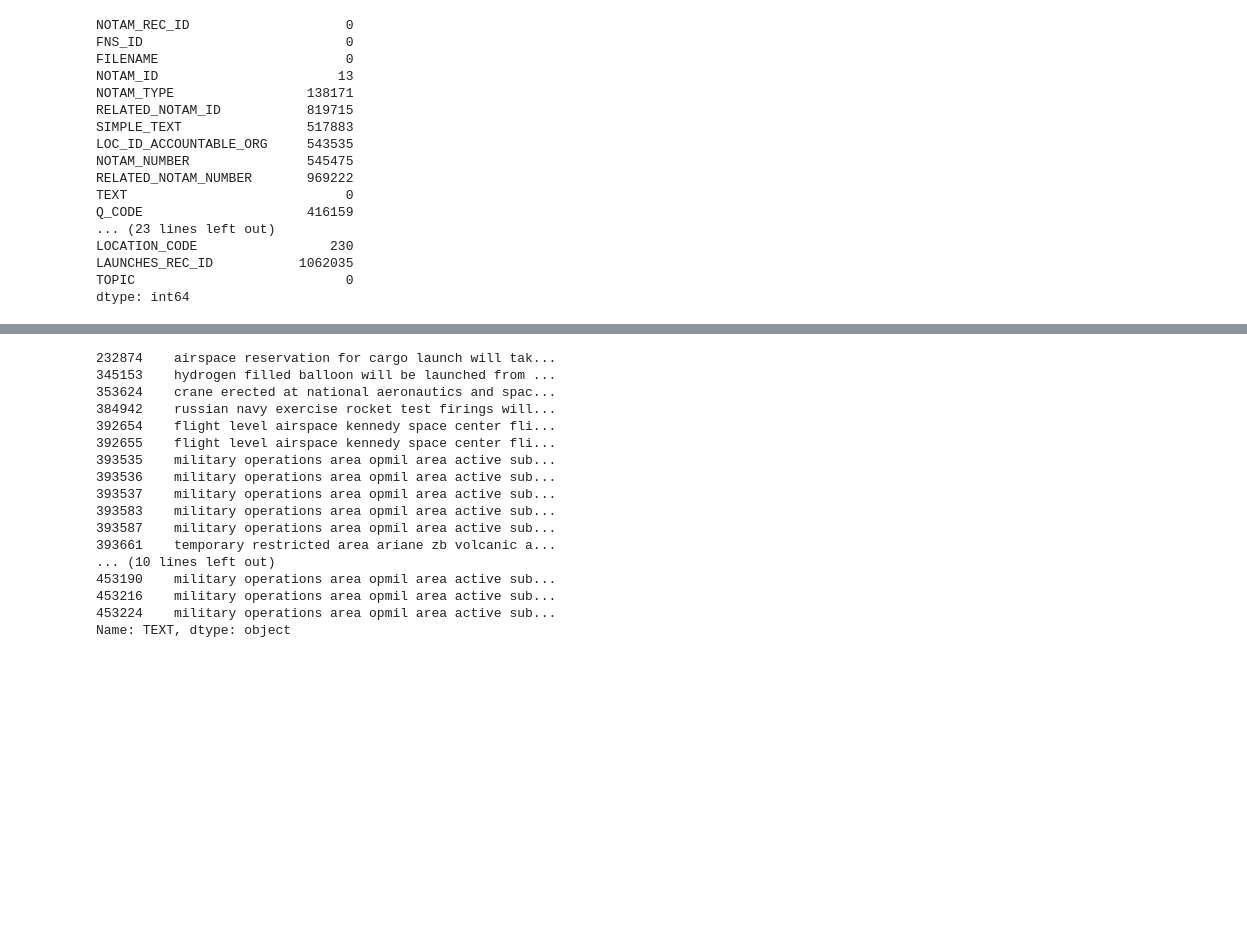
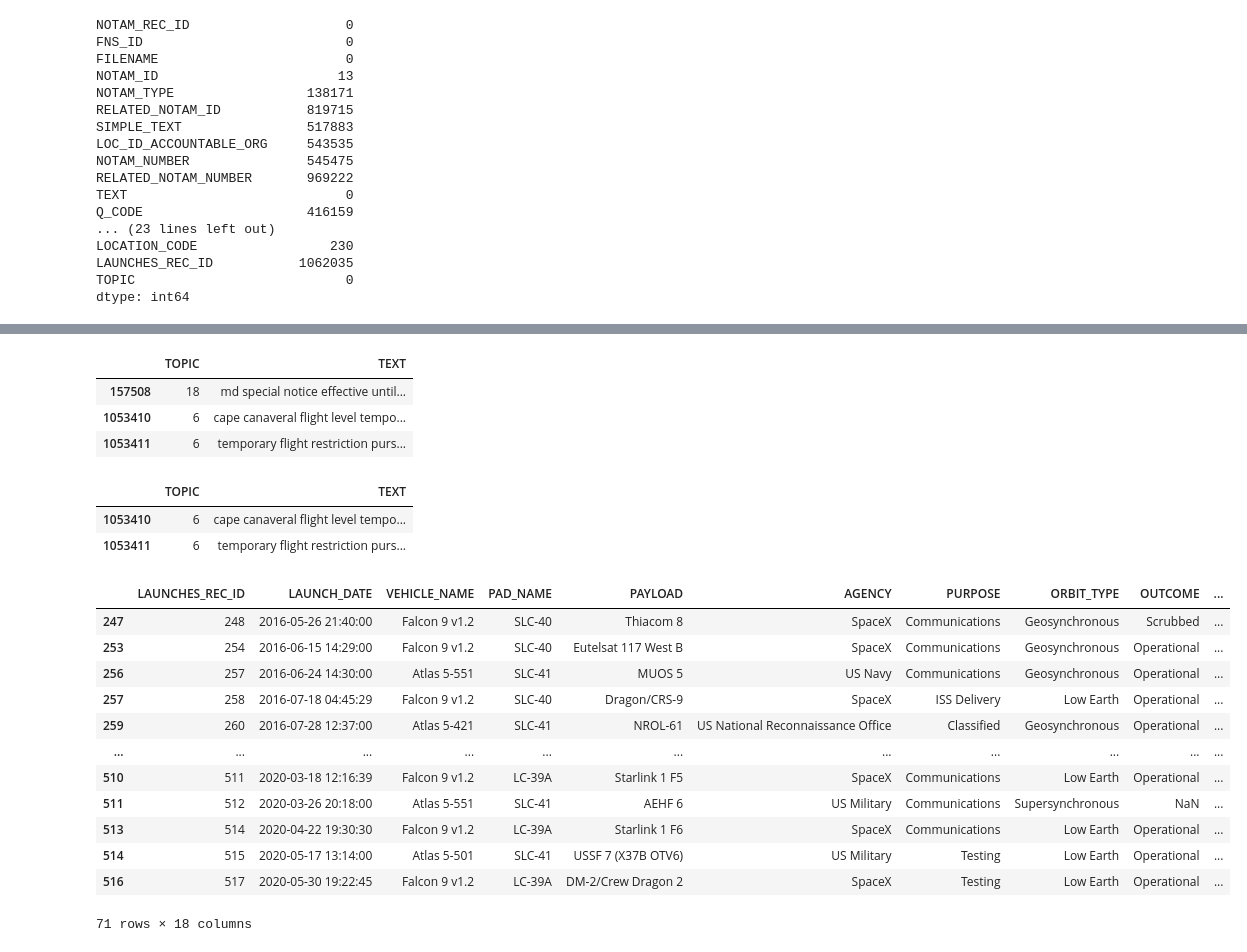
Before and after one commit to DAEN-Team-1/Final, a Jupyter notebook: DateFiltering.ipynb, the cells around one changed output, grey strips where cells are left out. Drawn from its saved outputs; the diff is of its cells as text; code cells hidden in the pictures; blank space fills up the shorter version.

Commit message:
Add files via upload
Updated to write matches to dataframe of launches.  Future story can write this to pickle if needed

```diff
--- a/DateFiltering.ipynb
+++ b/DateFiltering.ipynb
@@ -102,20 +101,0 @@ filterC = filterB[filterB['TOPIC'] == 6]
-# %%
-print(filterC['TEXT'])
-# %% [output]
-232874    airspace reservation for cargo launch will tak...
-345153    hydrogen filled balloon will be launched from ...
-353624    crane erected at national aeronautics and spac...
-384942    russian navy exercise rocket test firings will...
-392654    flight level airspace kennedy space center fli...
-392655    flight level airspace kennedy space center fli...
-393535    military operations area opmil area active sub...
-393536    military operations area opmil area active sub...
-393537    military operations area opmil area active sub...
-393583    military operations area opmil area active sub...
-393587    military operations area opmil area active sub...
-393661    temporary restricted area ariane zb volcanic a...
-... (10 lines left out)
-453190    military operations area opmil area active sub...
-453216    military operations area opmil area active sub...
-453224    military operations area opmil area active sub...
-Name: TEXT, dtype: object
@@ -121,0 +106,51 @@ Name: TEXT, dtype: object
+# %%
+filterC[['TOPIC','TEXT']]
+# %% [output]
+|  | TOPIC | TEXT |
+| 157508 | 18 | md special notice effective until... |
+| 1053410 | 6 | cape canaveral flight level tempo... |
+| 1053411 | 6 | temporary flight restriction purs... |
+# %%
+filterD = filterC[filterC['TOPIC'] == 6]
+# %%
+filterD[['TOPIC','TEXT']]
+# %% [output]
+|  | TOPIC | TEXT |
+| 1053410 | 6 | cape canaveral flight level tempo... |
+| 1053411 | 6 | temporary flight restriction purs... |
+# %%
+df2 = pd.read_csv('data/launches.csv', parse_dates=['LAUNCH_DATE'])
+# %%
+def getNotams(time):
+    filterA = df4[(df4['POSSIBLE_START_DATE'] <= time) & (df4['POSSIBLE_END_DATE'] >= time)]
+
+    filterB = filterA[(filterA['TEXT'].str.contains(r'(?:\s|^)rocket(?:\s|$)') == True) |
+           (filterA['TEXT'].str.contains(r'(?:\s|^)space(?:\s|$)') == True) |
+           (filterA['TEXT'].str.contains(r'(?:\s|^)launch(?:\s|$)') == True)]
+
+    filterC = filterB[filterB['LOCATION_CODE'].isin(df['FIR'])]
+
+    filterD = filterC[filterC['TOPIC'] == 6]
+
+    if len(filterD['NOTAM_REC_ID'] > 0):
+        return filterD['NOTAM_REC_ID'].tolist()
+    else:
+        return
+# %%
+df2['DISCOVERED'] = df2['LAUNCH_DATE'].apply(getNotams)
+# %%
+df2[~df2['DISCOVERED'].isnull().values]
+# %% [output]
+|  | LAUNCHES_REC_ID | LAUNCH_DATE | VEHICLE_NAME | PAD_NAME | PAYLOAD | AGENCY | PURPOSE | ORBIT_TYPE | OUTCOME | ... |
+| 247 | 248 | 2016-05-26 21:40:00 | Falcon 9 v1.2 | SLC-40 | Thiacom 8 | SpaceX | Communications | Geosynchronous | Scrubbed | ... |
+| 253 | 254 | 2016-06-15 14:29:00 | Falcon 9 v1.2 | SLC-40 | Eutelsat 117 West B | SpaceX | Communications | Geosynchronous | Operational | ... |
+| 256 | 257 | 2016-06-24 14:30:00 | Atlas 5-551 | SLC-41 | MUOS 5 | US Navy | Communications | Geosynchronous | Operational | ... |
+| 257 | 258 | 2016-07-18 04:45:29 | Falcon 9 v1.2 | SLC-40 | Dragon/CRS-9 | SpaceX | ISS Delivery | Low Earth | Operational | ... |
+| 259 | 260 | 2016-07-28 12:37:00 | Atlas 5-421 | SLC-41 | NROL-61 | US National Reconnaissance Office | Classified | Geosynchronous | Operational | ... |
+| ... | ... | ... | ... | ... | ... | ... | ... | ... | ... | ... |
+| 510 | 511 | 2020-03-18 12:16:39 | Falcon 9 v1.2 | LC-39A | Starlink 1 F5 | SpaceX | Communications | Low Earth | Operational | ... |
+| 511 | 512 | 2020-03-26 20:18:00 | Atlas 5-551 | SLC-41 | AEHF 6 | US Military | Communications | Supersynchronous | NaN | ... |
+| 513 | 514 | 2020-04-22 19:30:30 | Falcon 9 v1.2 | LC-39A | Starlink 1 F6 | SpaceX | Communications | Low Earth | Operational | ... |
+| 514 | 515 | 2020-05-17 13:14:00 | Atlas 5-501 | SLC-41 | USSF 7 (X37B OTV6) | US Military | Testing | Low Earth | Operational | ... |
+| 516 | 517 | 2020-05-30 19:22:45 | Falcon 9 v1.2 | LC-39A | DM-2/Crew Dragon 2 | SpaceX | Testing | Low Earth | Operational | ... |
+71 rows × 18 columns
```
Also changed, not shown: parts of 10 cells of this notebook.
